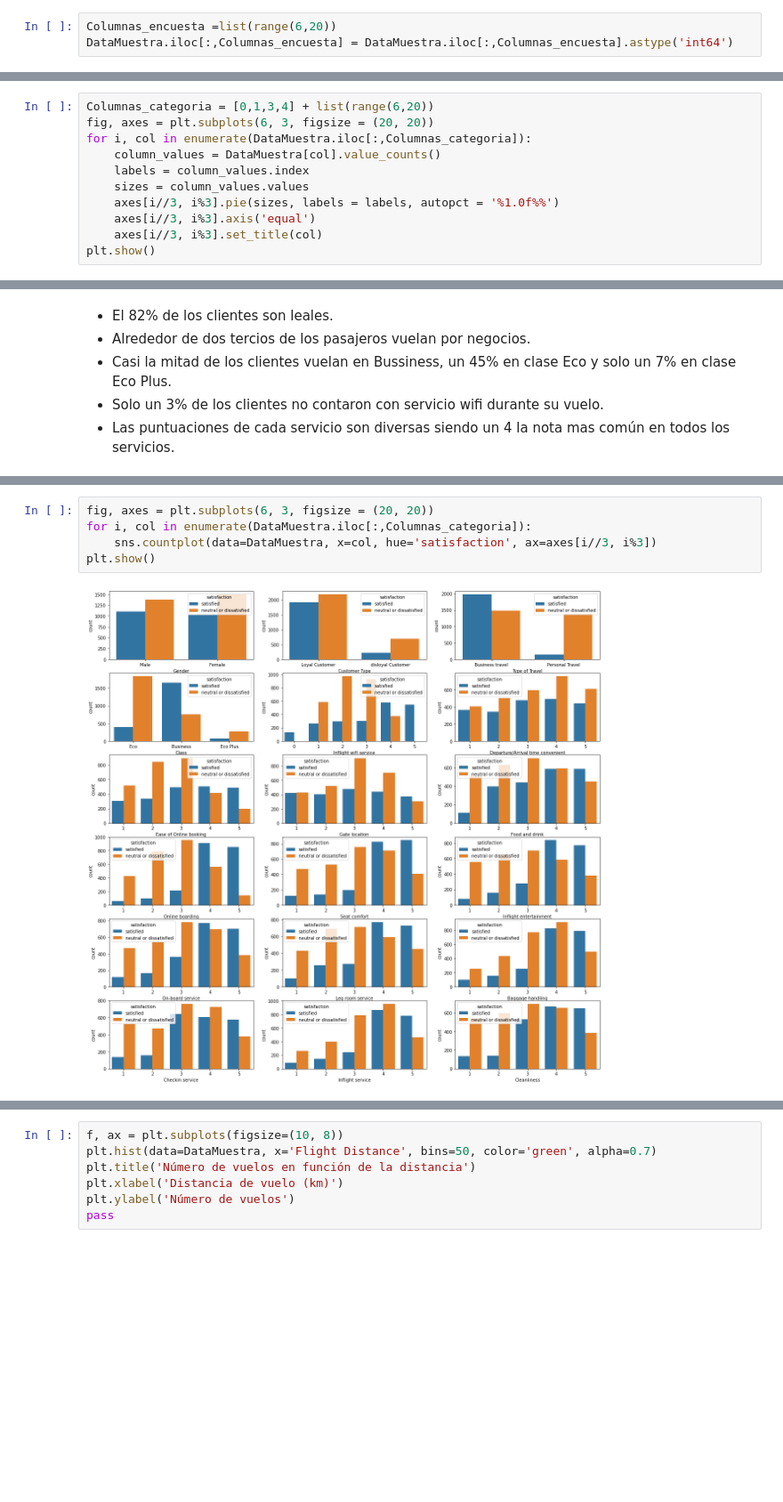
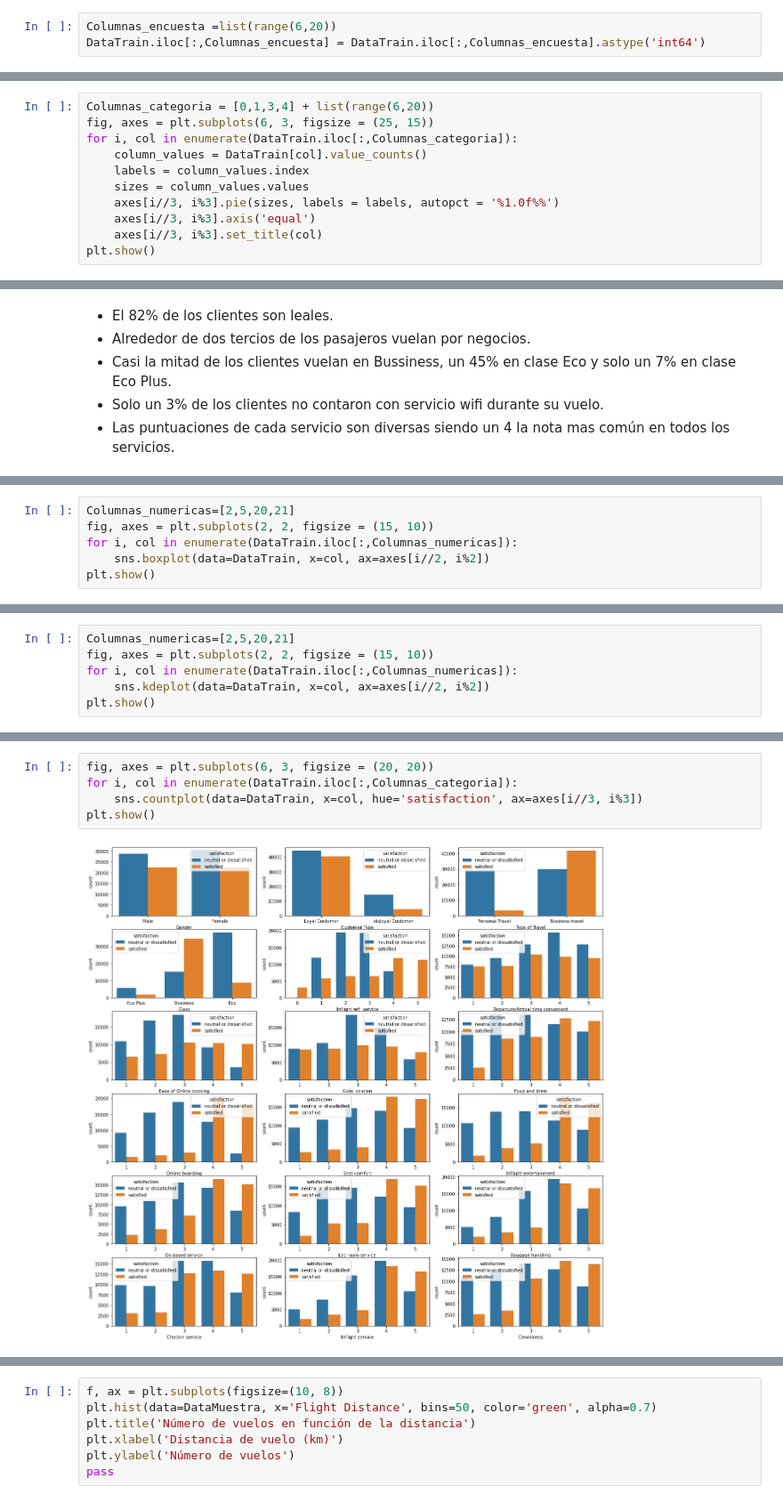
Before and after one commit to daysi00/Practica_1, a Jupyter notebook: AnalisisDeDatos.ipynb, the cells around one changed output, grey strips where cells are left out. Shown at 89% size. Drawn from its saved outputs; the diff is of its cells as text; blank space fills up the shorter version.

```diff
--- a/AnalisisDeDatos.ipynb
+++ b/AnalisisDeDatos.ipynb
@@ -234,4 +251,4 @@ Una vez tratados los NA, observamos que en algunas variables de puntuación ha c
 # %%
 Columnas_encuesta =list(range(6,20))
-DataMuestra.iloc[:,Columnas_encuesta] = DataMuestra.iloc[:,Columnas_encuesta].astype('int64')
+DataTrain.iloc[:,Columnas_encuesta] = DataTrain.iloc[:,Columnas_encuesta].astype('int64')
 # %%
@@ -270,8 +287,8 @@ Vemos que el 57,5% de los clientes estan insatisfechos o neutrales mientras que
 # %%
 Columnas_categoria = [0,1,3,4] + list(range(6,20))
-fig, axes = plt.subplots(6, 3, figsize = (20, 20))
-for i, col in enumerate(DataMuestra.iloc[:,Columnas_categoria]):
-    column_values = DataMuestra[col].value_counts()
+fig, axes = plt.subplots(6, 3, figsize = (25, 15))
+for i, col in enumerate(DataTrain.iloc[:,Columnas_categoria]):
+    column_values = DataTrain[col].value_counts()
     labels = column_values.index
     sizes = column_values.values
     axes[i//3, i%3].pie(sizes, labels = labels, autopct = '%1.0f%%')
@@ -290,0 +310,6 @@ Algunas conclusiones que podemos sacar de estas variables son:
+# %%
+Columnas_numericas=[2,5,20,21]
+fig, axes = plt.subplots(2, 2, figsize = (15, 10))
+for i, col in enumerate(DataTrain.iloc[:,Columnas_numericas]):
+    sns.boxplot(data=DataTrain, x=col, ax=axes[i//2, i%2])
+plt.show()
@@ -290,0 +318,6 @@ Algunas conclusiones que podemos sacar de estas variables son:
+# %%
+Columnas_numericas=[2,5,20,21]
+fig, axes = plt.subplots(2, 2, figsize = (15, 10))
+for i, col in enumerate(DataTrain.iloc[:,Columnas_numericas]):
+    sns.kdeplot(data=DataTrain, x=col, ax=axes[i//2, i%2])
+plt.show()
@@ -291,10 +328,10 @@ Algunas conclusiones que podemos sacar de estas variables son:
 # %%
 fig, axes = plt.subplots(6, 3, figsize = (20, 20))
-for i, col in enumerate(DataMuestra.iloc[:,Columnas_categoria]):
-    sns.countplot(data=DataMuestra, x=col, hue='satisfaction', ax=axes[i//3, i%3])
+for i, col in enumerate(DataTrain.iloc[:,Columnas_categoria]):
+    sns.countplot(data=DataTrain, x=col, hue='satisfaction', ax=axes[i//3, i%3])
 plt.show()
 # %% [output]
-[figure, old version]
+[figure, new version]
 # %% [markdown]
 Algunas conclusiones que podemos sacar de estos gráficos son:
 + El nivel de satisfacción no depende del género del cliente
```
Also changed, not shown: parts of 47 cells of this notebook.
